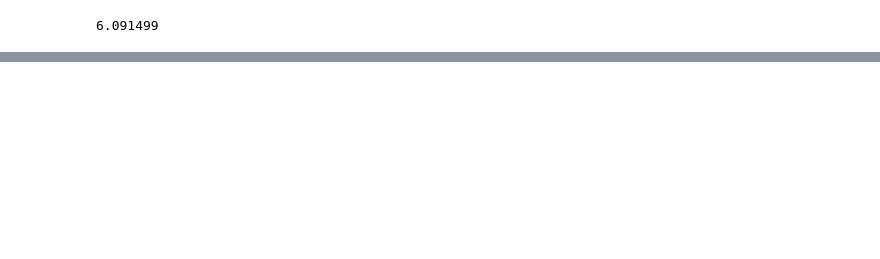
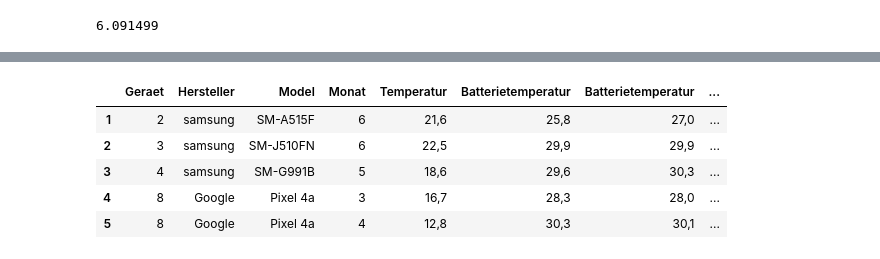
Before and after one commit to um59ipuh/2023-SAKI-um59ipuh-sarker, a Jupyter notebook: project/data/test.ipynb, the cells around one changed output, grey strips where cells are left out. Cells and saved outputs as stored; diff of their text form; code cells hidden in the pictures; blank space fills up the shorter version.

```diff
--- a/project/data/test.ipynb
+++ b/project/data/test.ipynb
@@ -350,0 +425,32 @@ df_tmp
+# %%
+import pandas as pd
+
+url = "/Users/arupmac/Desktop/2023-SAKI-um59ipuh-sarker/project/data/data.csv"
+df = pd.read_csv(url, delimiter=";", on_bad_lines='skip', header=None)
+df.columns = df.iloc[0]
+df = df.iloc[1:]
+selected_columns = [
+    'Geraet',
+    'Hersteller',
+    'Model',
+    'Monat',
+    'Temperatur in °C (DWD)',
+    'Batterietemperatur in °C',
+    'Geraet aktiv'
+]
+df = df[selected_columns]
+
+# Rename columns
+column_mapping = {
+    'Temperatur in °C (DWD)': 'Temperatur',
+    'Batterietemperatur in °C': 'Batterietemperatur'
+}
+df = df.rename(columns=column_mapping)
+df.head()
+# %% [output]
+|  | Geraet | Hersteller | Model | Monat | Temperatur | Batterietemperatur | Batterietemperatur | ... |
+| 1 | 2 | samsung | SM-A515F | 6 | 21,6 | 25,8 | 27,0 | ... |
+| 2 | 3 | samsung | SM-J510FN | 6 | 22,5 | 29,9 | 29,9 | ... |
+| 3 | 4 | samsung | SM-G991B | 5 | 18,6 | 29,6 | 30,3 | ... |
+| 4 | 8 | Google | Pixel 4a | 3 | 16,7 | 28,3 | 28,0 | ... |
+| 5 | 8 | Google | Pixel 4a | 4 | 12,8 | 30,3 | 30,1 | ... |
```
Also changed, not shown: parts of 10 cells of this notebook, 2 other files.
